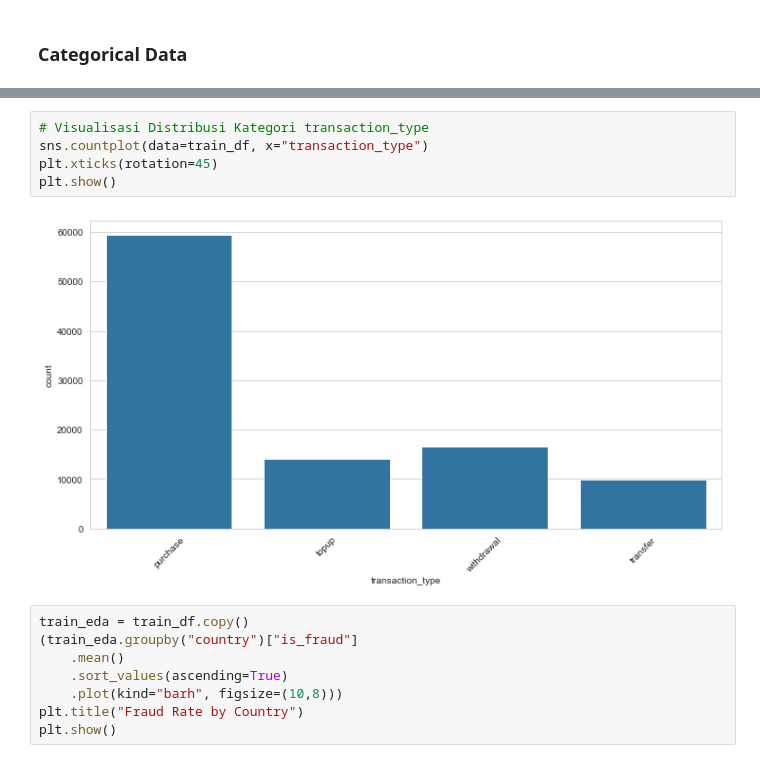
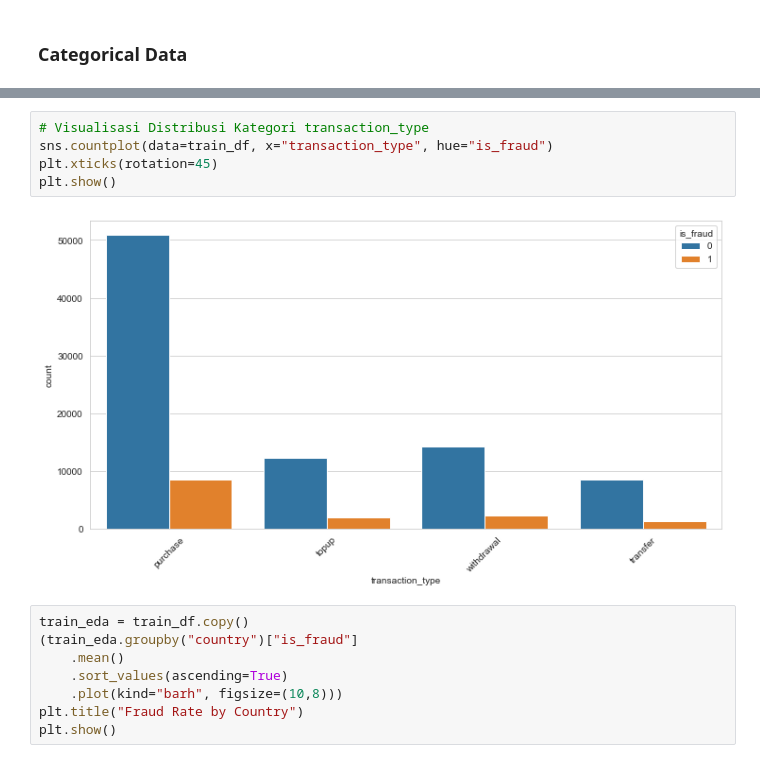
Before and after one commit to suryasuharna23/RestInPeaceMom_Tugas-Besar-2-IF3070-2025, a Jupyter notebook: src/Kelompok 12_ IF3070 Dasar Artificial Intelligence _ Tugas Besar 2 Notebook Template.ipynb, the cells around one changed output, grey strips where cells are left out. Cells and saved outputs as stored; diff of their text form.

```diff
--- a/src/Kelompok 12_ IF3070 Dasar Artificial Intelligence _ Tugas Besar 2 Notebook Template.ipynb
+++ b/src/Kelompok 12_ IF3070 Dasar Artificial Intelligence _ Tugas Besar 2 Notebook Template.ipynb
@@ -304,10 +317,10 @@ summary
 # %%
 # Visualisasi Distribusi Kategori transaction_type
-sns.countplot(data=train_df, x="transaction_type")
+sns.countplot(data=train_df, x="transaction_type", hue="is_fraud")
 plt.xticks(rotation=45)
 plt.show()
 # %% [output]
-[figure, old version]
+[figure, new version]
 # %%
 train_eda = train_df.copy()
 (train_eda.groupby("country")["is_fraud"]
```
Also changed, not shown: parts of 59 cells of this notebook.
